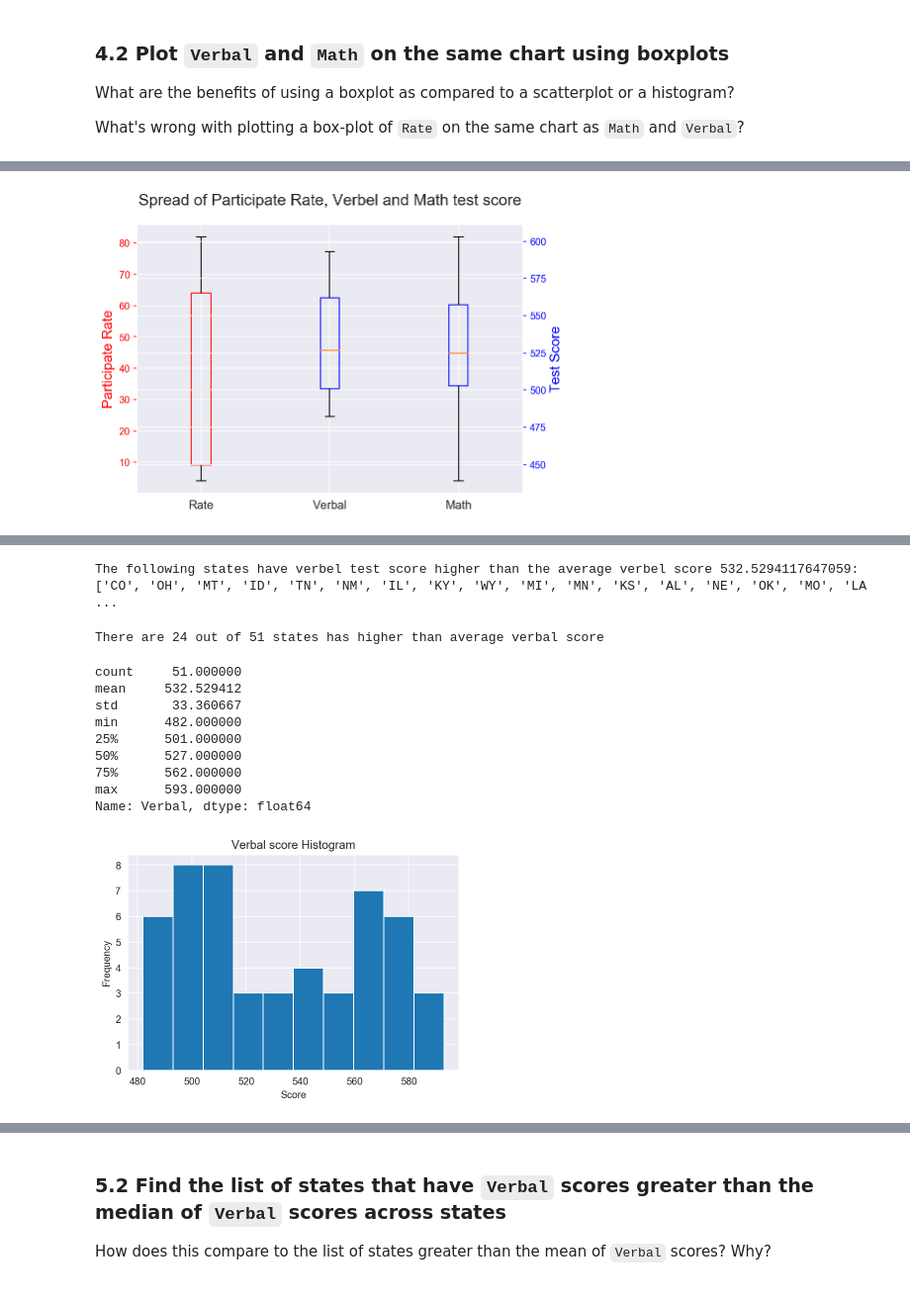
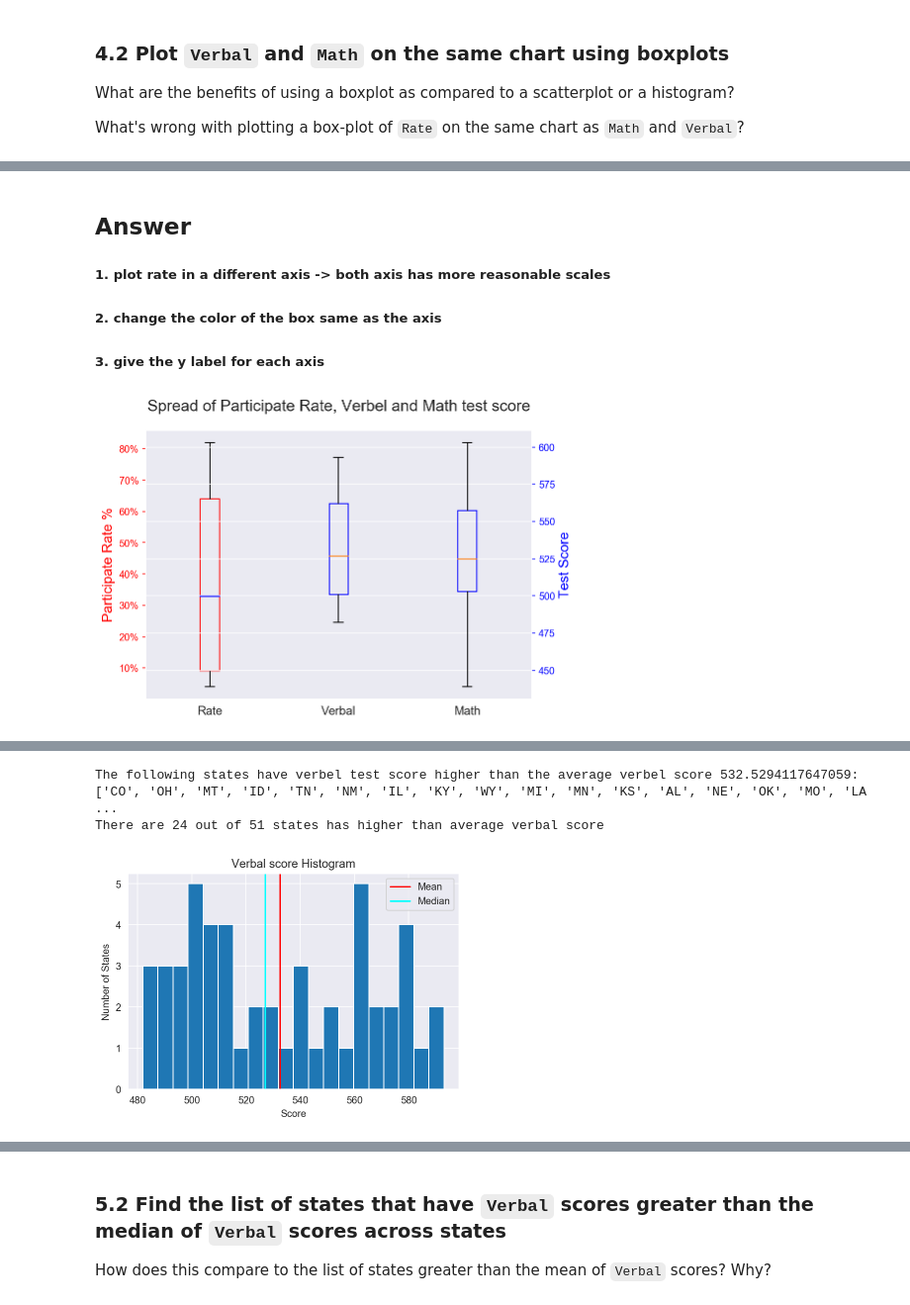
Before and after one commit to Miaowshroom/project2, a Jupyter notebook: project-02-v2-starter-code-seperatetable.ipynb, the cells around one changed output, grey strips where cells are left out. Shown: that part at 99% size. Drawn from its saved outputs; the diff is of its cells as text; code cells hidden in the pictures.

```diff
--- a/project-02-v2-starter-code-seperatetable.ipynb
+++ b/project-02-v2-starter-code-seperatetable.ipynb
@@ -356,11 +425,21 @@ Text(0.5, 1.0, 'Spread of Participate Rate, Verbel and Math test score')
 ### 4.3 Plot `Verbal`, `Math`, and `Rate` appropriately on the same boxplot chart
 
 Think about how you might change the variables so that they would make sense on the same chart. Explain your rationale for the choices on the chart. You should strive to make the chart as intuitive as possible.
+# %% [markdown]
+## Answer
+##### 1. plot rate in a different axis -> both axis has more reasonable scales
+##### 2. change the color of the box same as the axis
+##### 3. give the y label for each axis
 # %%
+# set figure
 fig, ax5 = plt.subplots(figsize=(7, 5))
-box1 = ax5.boxplot(sat_data['Rate'], positions=[0] )
-plt.ylabel('Participate Rate', fontsize=14)
 
+# plot rate in ax5
+box1 = ax5.boxplot(sat_data['Rate'], positions=[0], medianprops=dict(color='blue',linewidth=2) )
+plt.ylabel('Participate Rate %', fontsize=14)
+ax5.set_yticklabels([str(ele)+'%' for ele in list(range(0,81,10))])
+
+# get paired ax ax4 plot verbal and math
 ax4 = ax5.twinx()
 plt.ylabel('Test Score', fontsize=14)
 
@@ -369,9 +448,11 @@ box2 = ax4.boxplot(sat_data[['Verbal', 'Math']].values, positions=[1,2],)
 ax5.set_xlim(-0.5,2.5)
 ax5.set_xticks(range(3))
 ax5.set_xticklabels(sat_data.columns[1:4], fontsize=12)
+ax5.grid(False)
 
 plt.title('Spread of Participate Rate, Verbel and Math test score', fontsize=16, y=1.05)
 
+# set color of boxes and ax
 box1['boxes'][0].set_color('red')
 box2['boxes'][0].set_color('blue')
 box2['boxes'][1].set_color('blue')
@@ -380,7 +461,7 @@ ax5.tick_params(axis='y', colors='red')
 ax4.yaxis.label.set_color('blue')
 ax4.tick_params(axis='y', colors='blue')
 # %% [output]
-[figure, old version]
+[figure, new version]
 # %% [markdown]
 <img src="http://imgur.com/l5NasQj.png" style="float: left; margin: 25px 15px 0px 0px; height: 25px">
 
@@ -406,31 +487,24 @@ http://pandas.pydata.org/pandas-docs/stable/indexing.html
 
 How many states are above the mean? What does this tell you about the distribution of `Verbal` scores?
 # %%
+# get the mean and filter with the mean
 verbal_mean = np.mean(sat_data.Verbal)
 verbal_sats = sat_data[sat_data.Verbal>verbal_mean]['State'].tolist()
 print(f"The following states have verbel test score higher than the average verbel score {verbal_mean}: {verbal_sats}")
+print(f"There are {len(verbal_sats)} out of {len(sat_data)} states has higher than average verbal score")
 # %% [output]
 The following states have verbel test score higher than the average verbel score 532.5294117647059: ['CO', 'OH', 'MT', 'ID', 'TN', 'NM', 'IL', 'KY', 'WY', 'MI', 'MN', 'KS', 'AL', 'NE', 'OK', 'MO', 'LA ...
+There are 24 out of 51 states has higher than average verbal score
-# %%
-print(f"There are {len(verbal_sats)} out of {len(sat_data)} states has higher than average verbal score")
-# %% [output]
-There are 24 out of 51 states has higher than average verbal score
 # %%
-plt.hist(sat_data.Verbal)
+plt.hist(sat_data.Verbal, bins=20)
 plt.title('Verbal score Histogram')
 plt.xlabel('Score')
-plt.ylabel('Frequency')
+plt.ylabel('Number of States')
 sat_data.Verbal.describe()
+plt.axvline(x=verbal_mean, color='red', label='Mean')
+plt.axvline(x=np.median(sat_data.Verbal), color='cyan', label='Median')
+plt.legend();
 # %% [output]
-count     51.000000
-mean     532.529412
-std       33.360667
-min      482.000000
-25%      501.000000
-50%      527.000000
-75%      562.000000
-max      593.000000
-Name: Verbal, dtype: float64
-[figure, old version]
+[figure, new version]
 # %% [markdown]
 ## Answer:
```
Also changed, not shown: parts of 62 cells of this notebook.
